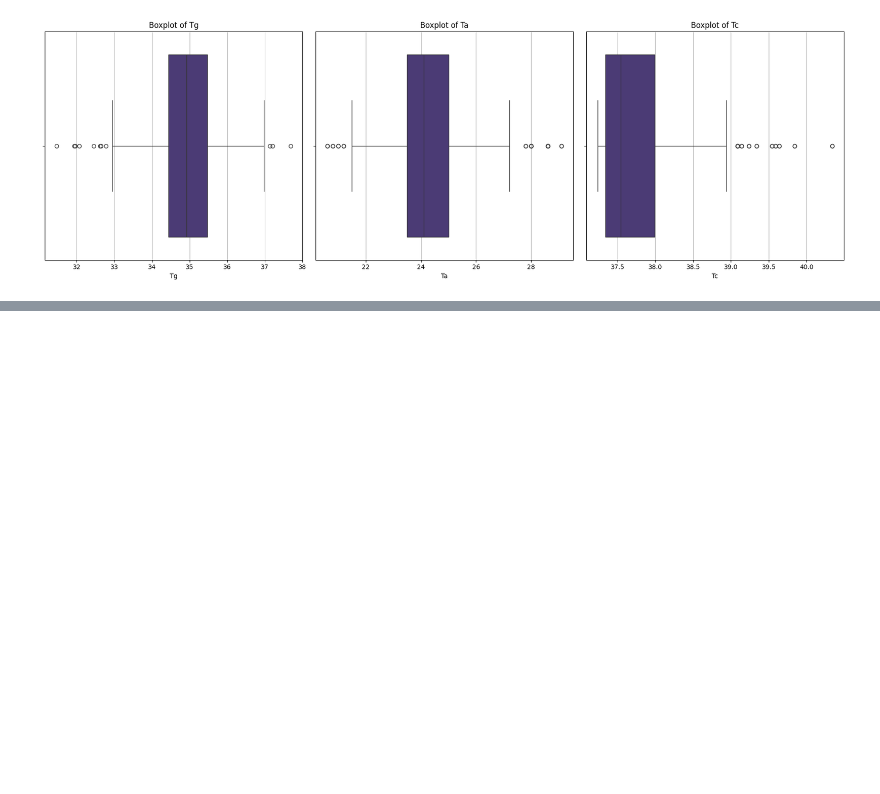
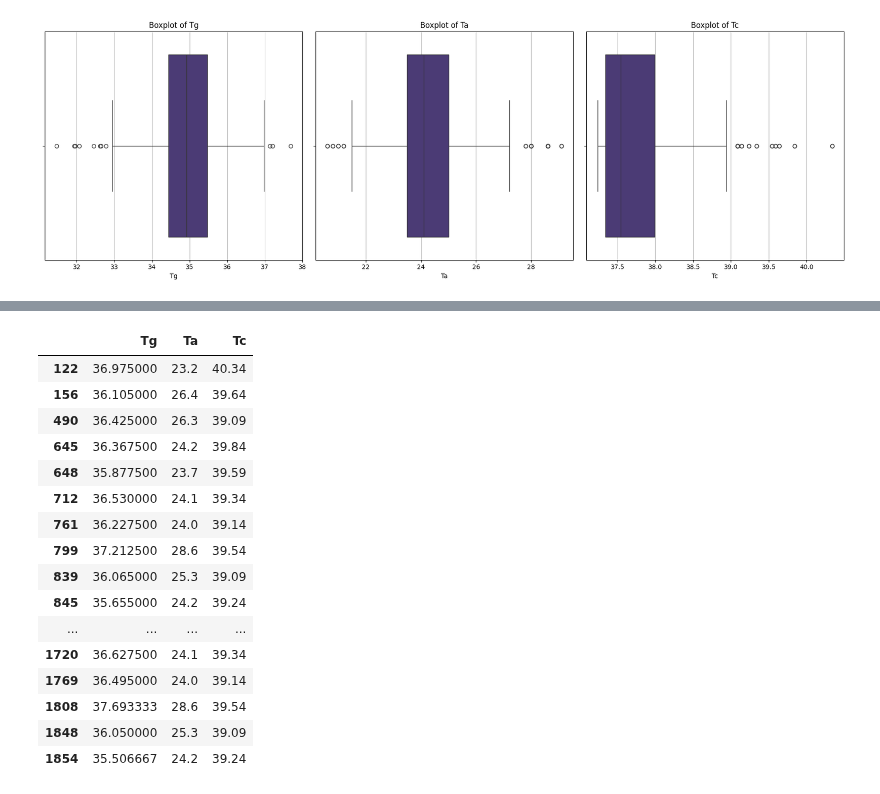
Before and after one commit to woaine/calcifer, a Jupyter notebook: notebooks/eda.ipynb, the cells around one changed output, grey strips where cells are left out. Saved outputs shown, nothing was run; the diff lists cells and outputs as text; code cells hidden in the pictures; blank space fills up the shorter version.

Commit message:
refactor: outlier analysis subsection indicating higher-than-normal temperature

```diff
--- a/notebooks/eda.ipynb
+++ b/notebooks/eda.ipynb
@@ -174,0 +191,22 @@ Tc: 10 outliers detected by Z-score method
+# %%
+ogt_outliers['Tc'][ogt_outliers['Tc']['Tc'] > 38.97]
+
+# To keep
+# %% [output]
+|  | Tg | Ta | Tc |
+| 122 | 36.975000 | 23.2 | 40.34 |
+| 156 | 36.105000 | 26.4 | 39.64 |
+| 490 | 36.425000 | 26.3 | 39.09 |
+| 645 | 36.367500 | 24.2 | 39.84 |
+| 648 | 35.877500 | 23.7 | 39.59 |
+| 712 | 36.530000 | 24.1 | 39.34 |
+| 761 | 36.227500 | 24.0 | 39.14 |
+| 799 | 37.212500 | 28.6 | 39.54 |
+| 839 | 36.065000 | 25.3 | 39.09 |
+| 845 | 35.655000 | 24.2 | 39.24 |
+| ... | ... | ... | ... |
+| 1720 | 36.627500 | 24.1 | 39.34 |
+| 1769 | 36.495000 | 24.0 | 39.14 |
+| 1808 | 37.693333 | 28.6 | 39.54 |
+| 1848 | 36.050000 | 25.3 | 39.09 |
+| 1854 | 35.506667 | 24.2 | 39.24 |
```
Also changed, not shown: parts of 3 cells of this notebook.
